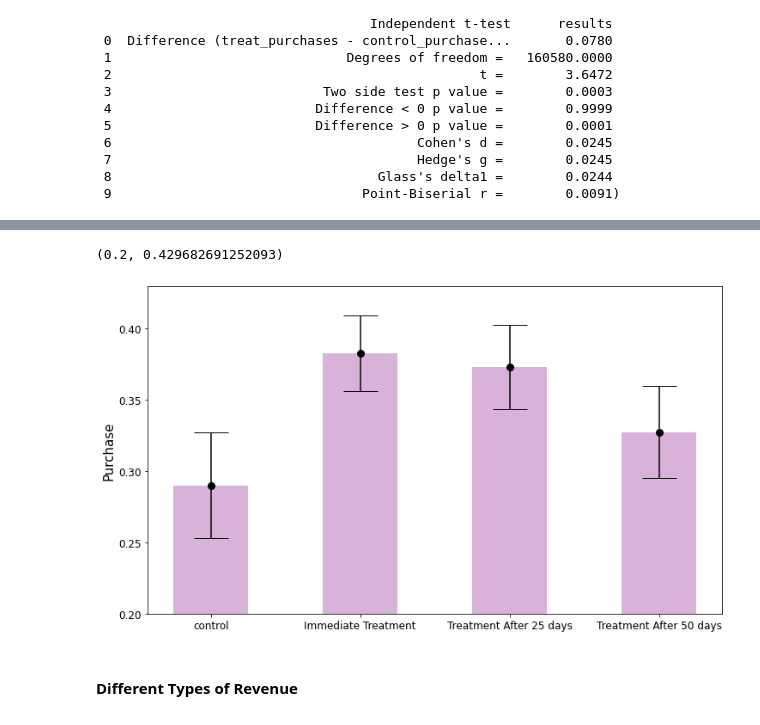
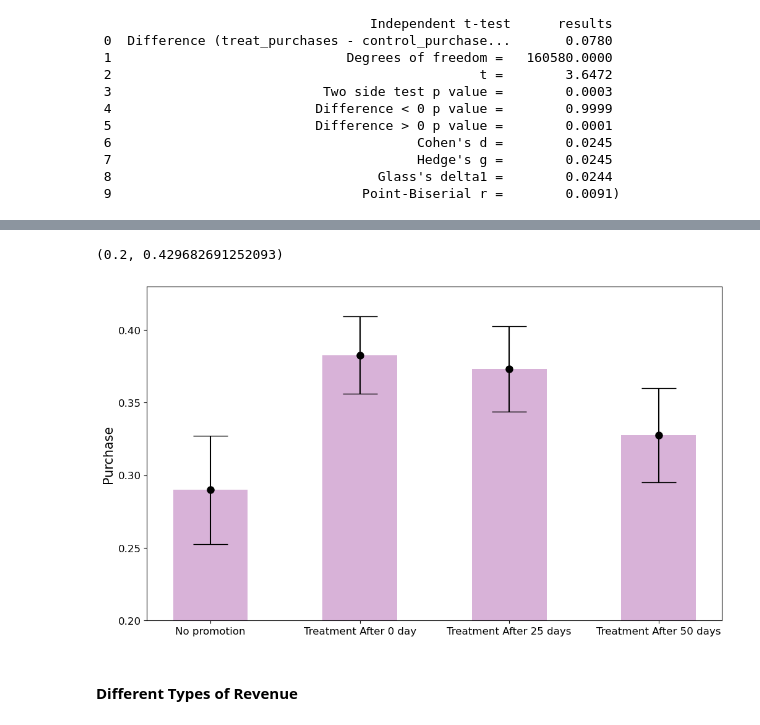
Before and after one commit to Augustzhang-yx/Capstone-abtest, a Jupyter notebook: Final Code.ipynb, the cells around one changed output, grey strips where cells are left out. Saved outputs shown, nothing was run; the diff lists cells and outputs as text; code cells hidden in the pictures.

```diff
--- a/Final Code.ipynb
+++ b/Final Code.ipynb
@@ -136,11 +136,11 @@ conversion_50_se = se(treatment_after50days['conversion'])
 
 
 plt.figure(figsize=(12,7))
-a = ["control","Immediate Treatment","Treatment After 25 days","Treatment After 50 days"]
+a = ["No promotion","Treatment After 0 day","Treatment After 25 days","Treatment After 50 days"]
 b = [conversion_control_mean, conversion_0_mean, conversion_25_mean, conversion_50_mean]
 plt.ylim(0.03,0.07)
 plt.yticks(fontsize=12)
-plt.ylabel("Coversion Rate",fontsize=13)
+plt.ylabel("Conversion",fontsize=13)
 plt.xticks( fontsize=12)
 plt.bar(a, b,color='purple',alpha=0.3, width=0.5)
 c = [1.96 * conversion_control_se, 1.96*conversion_0_se, 1.96*conversion_25_se,1.96*conversion_50_se]
@@ -184,32 +206,32 @@ lm(df2[['treatment_after25days', 'treatment_after50days',
 # %%
-# Creat bar plot with error bar for conversion
+# Creat bar plot with error bar for puchases
 
 # Find out sample mean
 purchases_control_mean = control['purchases'].mean()
 purchases_0_mean = treatment_after0days['purchases'].mean()
 purchases_25_mean = treatment_after25days['purchases'].mean()
 purchases_50_mean = treatment_after50days['purchases'].mean()
 # Find out standard error
 purchases_control_se = se(control['purchases'])
 purchases_0_se = se(treatment_after0days['purchases'])
 purchases_25_se = se(treatment_after25days['purchases'])
 purchases_50_se = se(treatment_after50days['purchases'])
 
 plt.figure(figsize=(12,7))
-a = ["control","Immediate Treatment","Treatment After 25 days","Treatment After 50 days"]
+a = ["No promotion","Treatment After 0 day","Treatment After 25 days","Treatment After 50 days"]
 b = [purchases_control_mean, purchases_0_mean, purchases_25_mean, purchases_50_mean]
 plt.yticks(fontsize=12)
 plt.ylabel("Purchase",fontsize=15)
 plt.xticks( fontsize=12)
 plt.bar(a, b,color='purple',alpha=0.3, width=0.5)
 c = [1.96 * purchases_control_se, 1.96*purchases_0_se, 1.96*purchases_25_se,1.96*purchases_50_se]
 (_, caps, _) = plt.errorbar(a, b, yerr = c, color = "black",fmt = "o",markersize=8, capsize=20)
 for cap in caps:
     cap.set_markeredgewidth(1)
 plt.ylim(ymin=0.2)
 # %% [output]
 (0.2, 0.429682691252093)
-[figure, old version]
+[figure, new version]
 # %% [markdown]
 #### Different Types of Revenue
 # %% [markdown]
```
Also changed, not shown: parts of 10 cells of this notebook, 1 other file.
